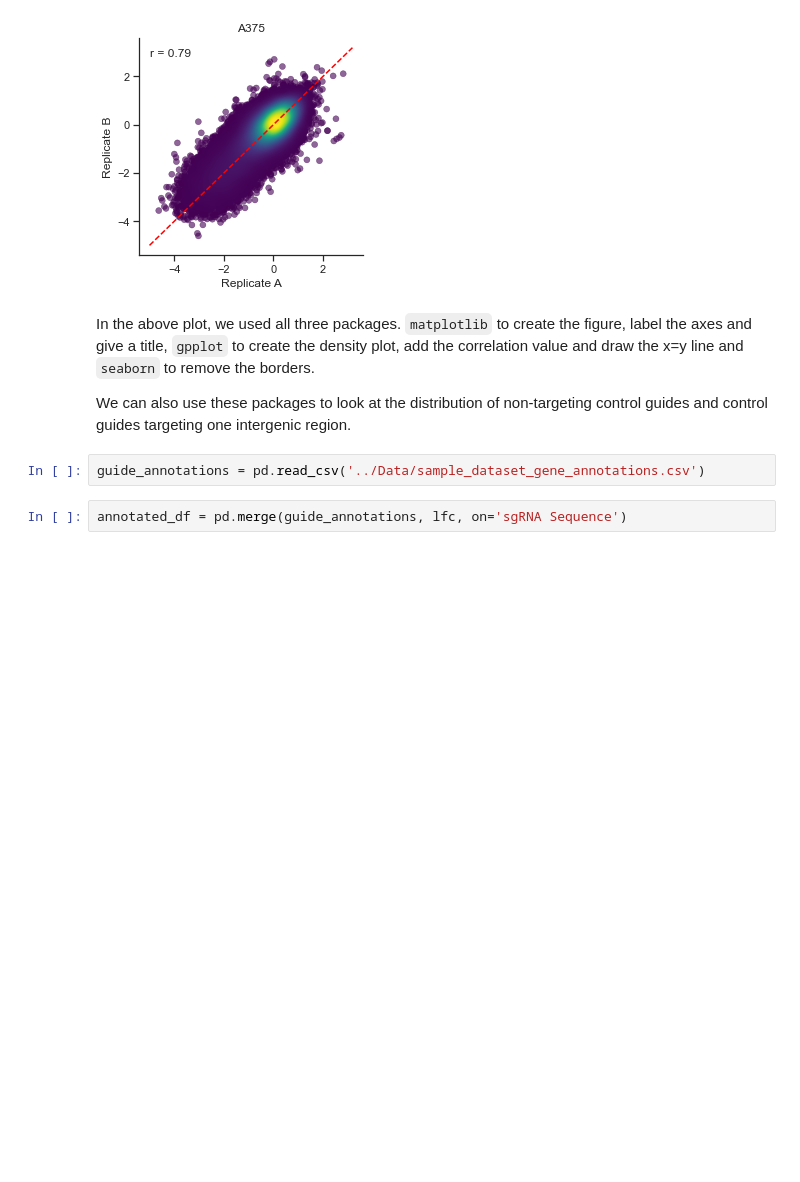
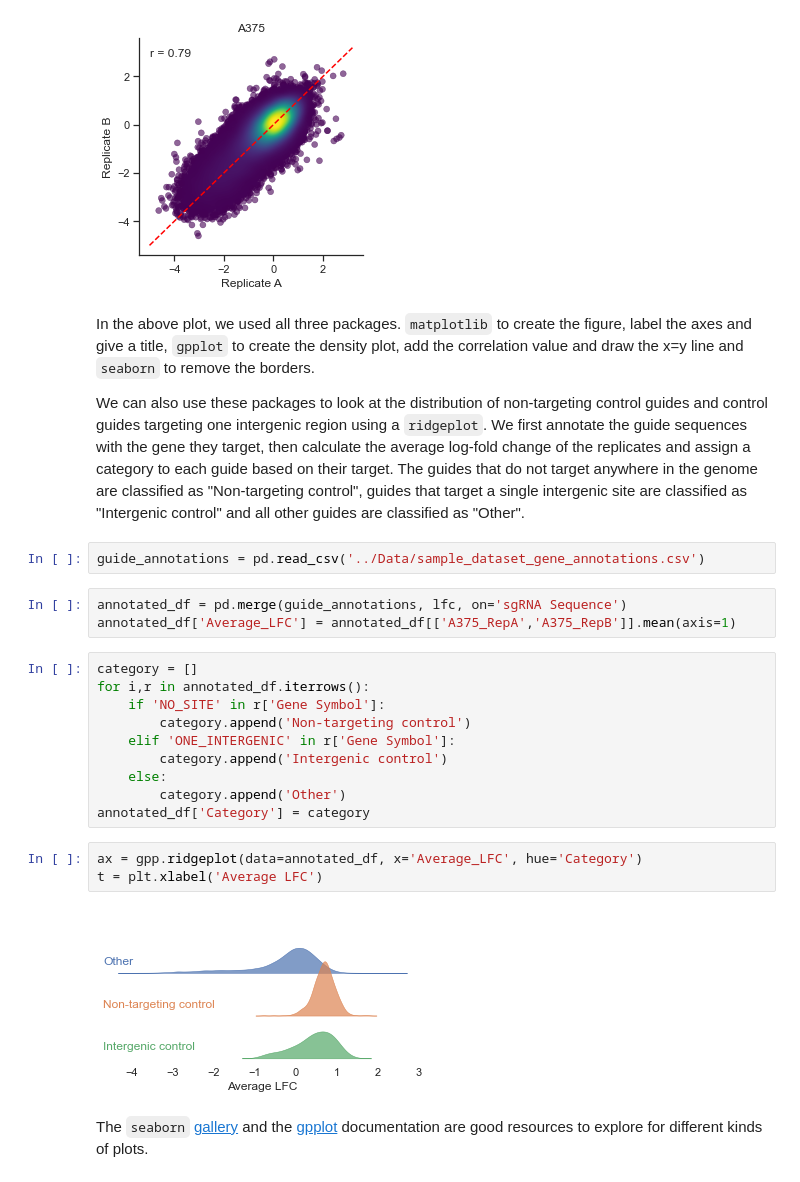
Before and after one commit to broadinstitute/computational-resources, a Jupyter notebook: 02_Data_Analysis_with_Python/02_Visualization/02_Visualization_Packages.ipynb, the cells around one changed output. Cells and saved outputs as stored; diff of their text form; blank space fills up the shorter version.

Commit message:
added visualization module and modified analysis module.

```diff
--- a/02_Data_Analysis_with_Python/02_Visualization/02_Visualization_Packages.ipynb
+++ b/02_Data_Analysis_with_Python/02_Visualization/02_Visualization_Packages.ipynb
@@ -79,8 +79,30 @@ title, `gpplot` to create the density plot, add the correlation value and draw t
 borders.
 
 We can also use these packages to look at the distribution of non-targeting control guides and control guides targeting
-one intergenic region.
+one intergenic region using a `ridgeplot`. We first annotate the guide sequences with the gene they target, then calculate the average
+log-fold change of the replicates and assign a category to each guide based on their target.
+The guides that do not target anywhere in the genome are classified as "Non-targeting control", guides that target a
+single intergenic site are classified as "Intergenic control" and all other guides are classified as "Other".
 # %%
 guide_annotations = pd.read_csv('../Data/sample_dataset_gene_annotations.csv')
 # %%
 annotated_df = pd.merge(guide_annotations, lfc, on='sgRNA Sequence')
+annotated_df['Average_LFC'] = annotated_df[['A375_RepA','A375_RepB']].mean(axis=1)
+# %%
+category = []
+for i,r in annotated_df.iterrows():
+    if 'NO_SITE' in r['Gene Symbol']:
+        category.append('Non-targeting control')
+    elif 'ONE_INTERGENIC' in r['Gene Symbol']:
+        category.append('Intergenic control')
+    else:
+        category.append('Other')
+annotated_df['Category'] = category
+# %%
+ax = gpp.ridgeplot(data=annotated_df, x='Average_LFC', hue='Category')
+t = plt.xlabel('Average LFC')
+# %% [output]
+[figure, added]
+# %% [markdown]
+The `seaborn` [gallery](https://seaborn.pydata.org/examples/index.html) and the [gpplot](https://gpplot.readthedocs.io/en/latest/)
+documentation are good resources to explore for different kinds of plots.
```
